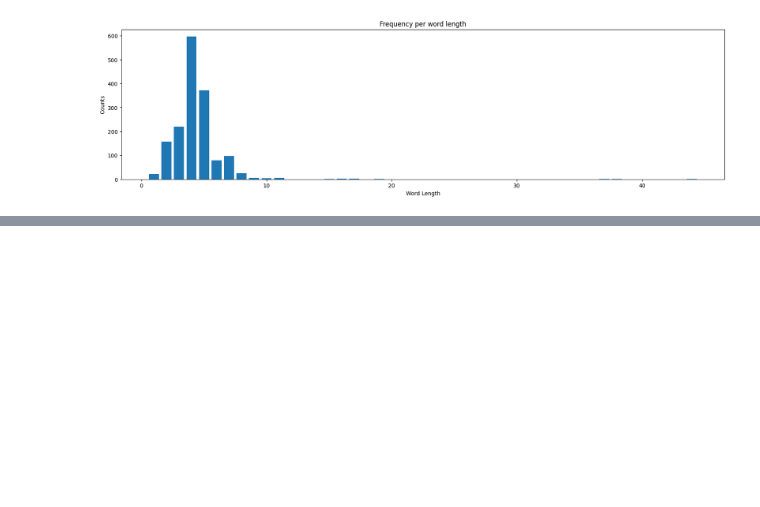
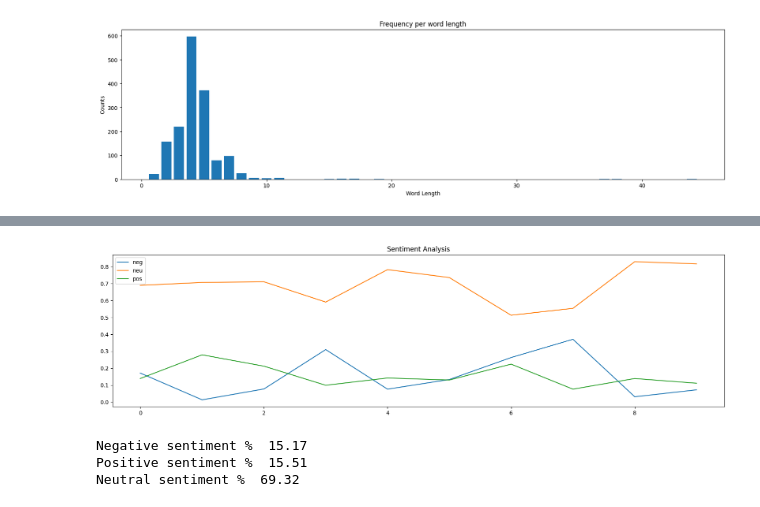
Before and after one commit to jpedrou/spotify-nlp-analysis, a Jupyter notebook: notebooks/data_analysis.ipynb, the cells around one changed output, grey strips where cells are left out. Drawn from its saved outputs; the diff is of its cells as text; code cells hidden in the pictures; blank space fills up the shorter version.

```diff
--- a/notebooks/data_analysis.ipynb
+++ b/notebooks/data_analysis.ipynb
@@ -210,3 +210,14 @@ plt.ylabel("Counts")
 plt.show();
 # %% [output]
 [figure]
+# %%
+sia = SentimentIntensityAnalyzer()
+sentiments = []
+
+for song in songs["lyrics"]:
+
+    sentiment = sia.polarity_scores(song)
+    sentiments.append(sentiment)
+# %%
+sentiments_df = pd.DataFrame(sentiments)
+sentiments_df
@@ -212,0 +236,16 @@ plt.show();
+# %%
+plt.figure(figsize=(20, 5))
+plt.title("Sentiment Analysis")
+plt.plot(sentiments_df.drop("compound", axis = 1))
+plt.legend(sentiments_df.columns, loc = "best")
+plt.show();
+# %% [output]
+[figure, added]
+# %%
+print("Negative sentiment % ", round(sentiments_df["neg"].mean() * 100, 2))
+print("Positive sentiment % ", round(sentiments_df["pos"].mean() * 100, 2))
+print("Neutral sentiment % ", round(sentiments_df["neu"].mean() * 100, 2))
+# %% [output]
+Negative sentiment %  15.17
+Positive sentiment %  15.51
+Neutral sentiment %  69.32
```
Also changed, not shown: parts of 2 cells of this notebook.
